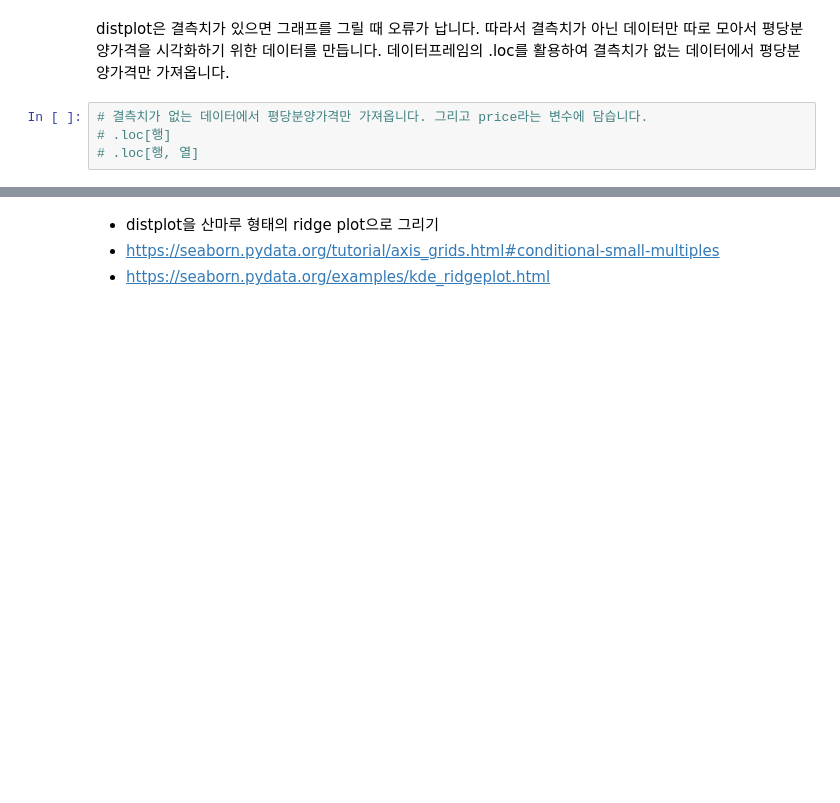
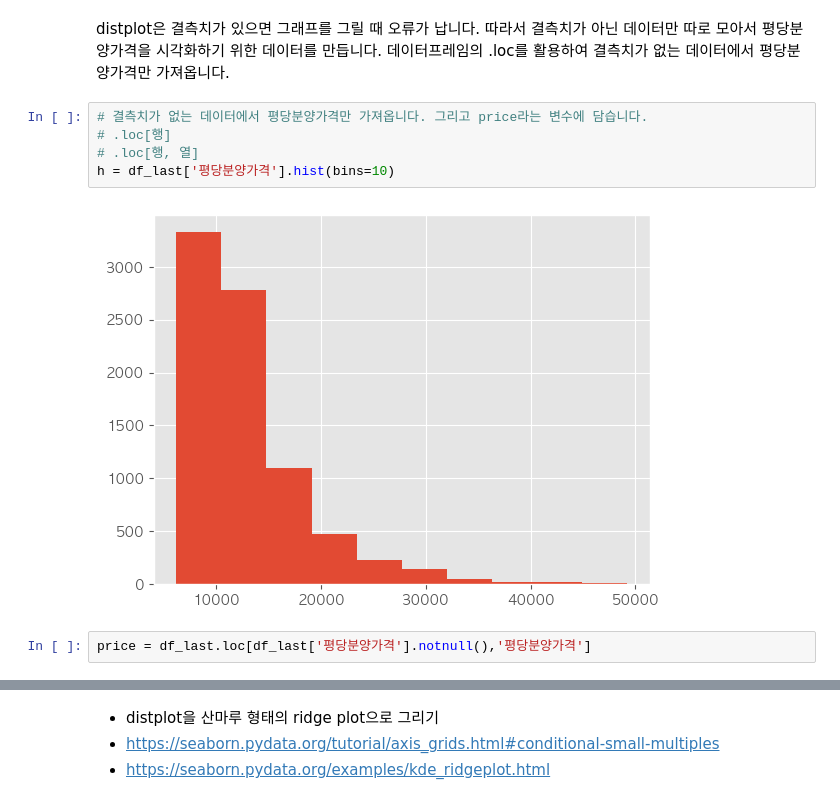
Before and after one commit to online5880/Public-Data-Analysis-in-Python, a Jupyter notebook: apt-price/01_apt_price.ipynb, the cells around one changed output, grey strips where cells are left out. Saved outputs shown, nothing was run; the diff lists cells and outputs as text; blank space fills up the shorter version.

```diff
--- a/apt-price/01_apt_price.ipynb
+++ b/apt-price/01_apt_price.ipynb
@@ -788,6 +788,11 @@ distplot은 결측치가 있으면 그래프를 그릴 때 오류가 납니다.
 # %%
 # 결측치가 없는 데이터에서 평당분양가격만 가져옵니다. 그리고 price라는 변수에 담습니다.
 # .loc[행]
 # .loc[행, 열]
+h = df_last['평당분양가격'].hist(bins=10)
+# %% [output]
+[figure, added]
+# %%
+price = df_last.loc[df_last['평당분양가격'].notnull(),'평당분양가격']
 # %%
 # distplot으로 평당분양가격을 표현해 봅니다.
```
Also changed, not shown: parts of 7 cells of this notebook.
